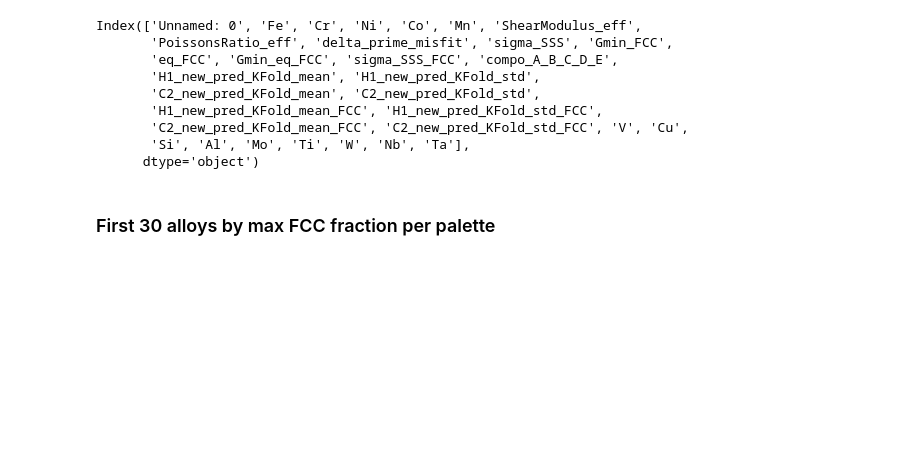
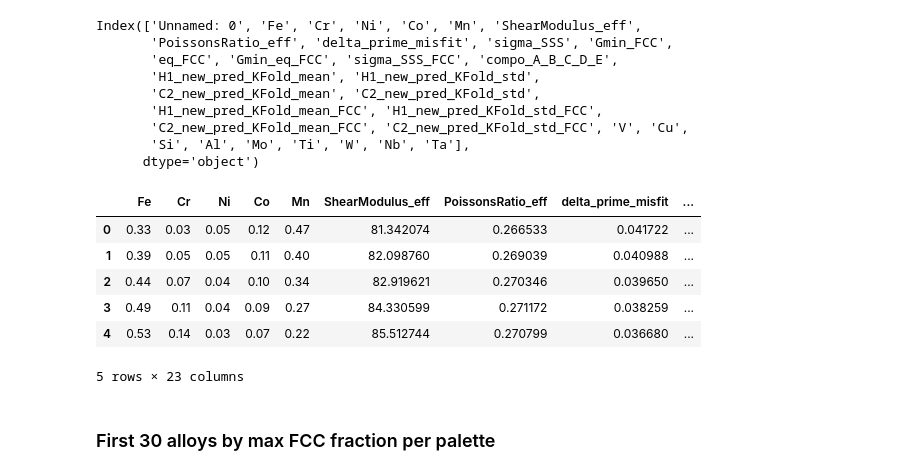
Before and after one commit to YXWU2014/CCA_CALPHAD_SSS_ML, a Jupyter notebook: sns_plot.ipynb, the cells around one changed output. Cells and saved outputs as stored; diff of their text form; code cells hidden in the pictures; blank space fills up the shorter version.

```diff
--- a/sns_plot.ipynb
+++ b/sns_plot.ipynb
@@ -344,6 +370,16 @@ Index(['Unnamed: 0', 'Fe', 'Cr', 'Ni', 'Co', 'Mn', 'ShearModulus_eff',
        'C2_new_pred_KFold_mean_FCC', 'C2_new_pred_KFold_std_FCC', 'V', 'Cu',
        'Si', 'Al', 'Mo', 'Ti', 'W', 'Nb', 'Ta'],
       dtype='object')
+# %%
+df_SSS_sns_30.head()
+# %% [output]
+|  | Fe | Cr | Ni | Co | Mn | ShearModulus_eff | PoissonsRatio_eff | delta_prime_misfit | ... |
+| 0 | 0.33 | 0.03 | 0.05 | 0.12 | 0.47 | 81.342074 | 0.266533 | 0.041722 | ... |
+| 1 | 0.39 | 0.05 | 0.05 | 0.11 | 0.40 | 82.098760 | 0.269039 | 0.040988 | ... |
+| 2 | 0.44 | 0.07 | 0.04 | 0.10 | 0.34 | 82.919621 | 0.270346 | 0.039650 | ... |
+| 3 | 0.49 | 0.11 | 0.04 | 0.09 | 0.27 | 84.330599 | 0.271172 | 0.038259 | ... |
+| 4 | 0.53 | 0.14 | 0.03 | 0.07 | 0.22 | 85.512744 | 0.270799 | 0.036680 | ... |
+5 rows × 23 columns
 # %% [markdown]
 ### First 30 alloys by max FCC fraction per palette
 # %%
```
Also changed, not shown: parts of 7 cells of this notebook, 4 other files.
